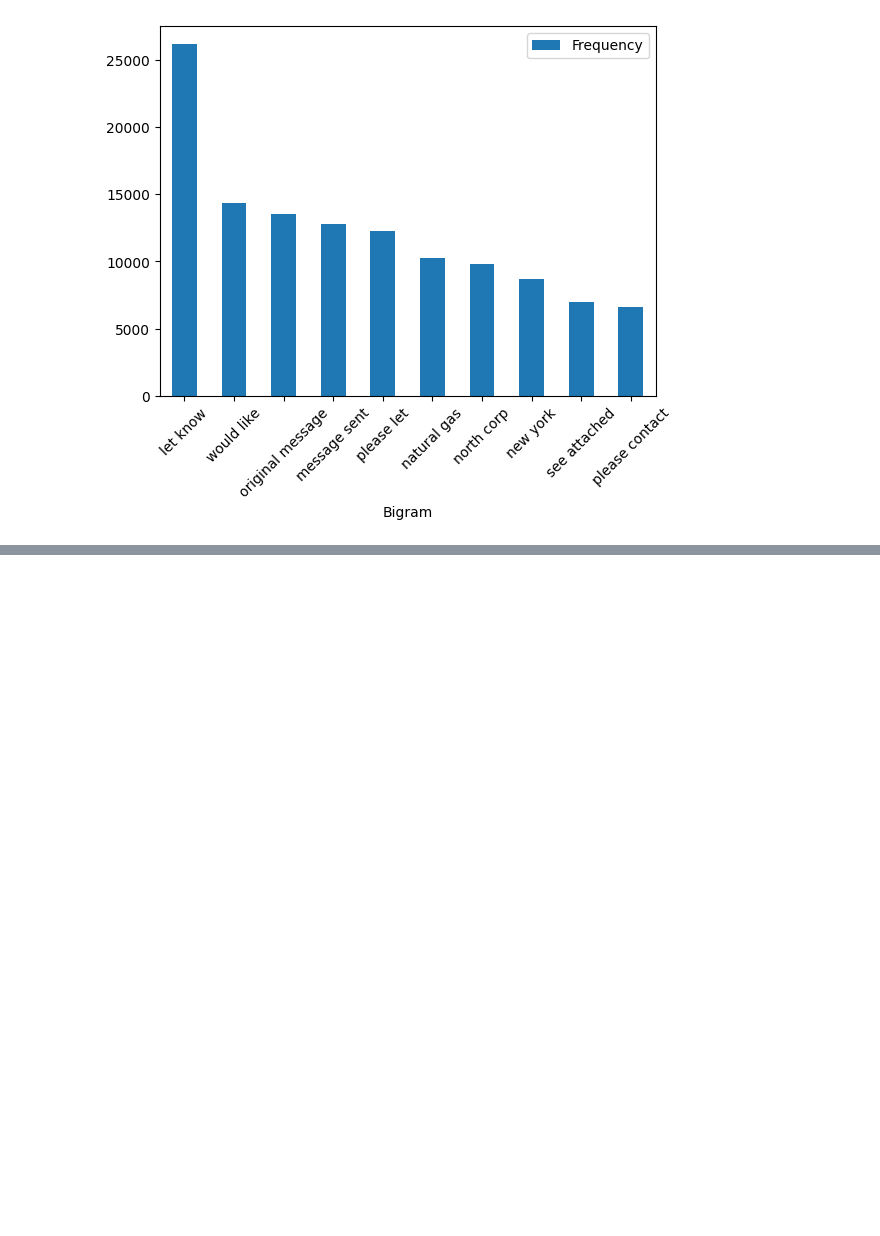
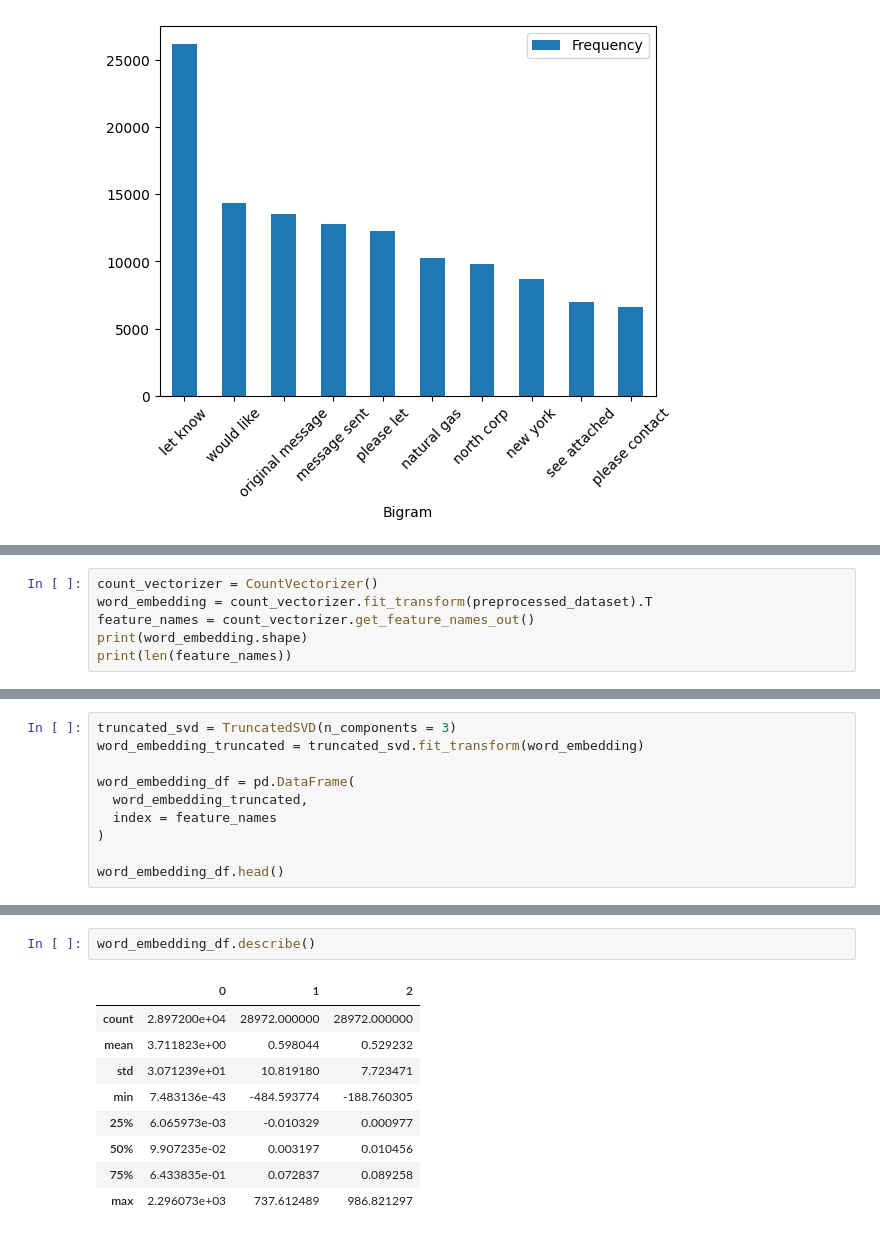
Before and after one commit to anthonycreates2000/Word-Embedding-Visualization, a Jupyter notebook: Word_Embedding_Visualization_with_Embedding_Layer.ipynb, the cells around one changed output, grey strips where cells are left out. Cells and saved outputs as stored; diff of their text form; blank space fills up the shorter version.

Commit message:
Added code to visualize word embeddings using Count Vectorizer.

```diff
--- a/Word_Embedding_Visualization_with_Embedding_Layer.ipynb
+++ b/Word_Embedding_Visualization_with_Embedding_Layer.ipynb
@@ -426,0 +432,6 @@ plt.xticks(rotation=45)
+# %%
+count_vectorizer = CountVectorizer()
+word_embedding = count_vectorizer.fit_transform(preprocessed_dataset).T
+feature_names = count_vectorizer.get_feature_names_out()
+print(word_embedding.shape)
+print(len(feature_names))
@@ -426,0 +443,10 @@ plt.xticks(rotation=45)
+# %%
+truncated_svd = TruncatedSVD(n_components = 3)
+word_embedding_truncated = truncated_svd.fit_transform(word_embedding)
+
+word_embedding_df = pd.DataFrame(
+  word_embedding_truncated,
+  index = feature_names
+)
+
+word_embedding_df.head()
@@ -426,0 +460,12 @@ plt.xticks(rotation=45)
+# %%
+word_embedding_df.describe()
+# %% [output]
+|  | 0 | 1 | 2 |
+| count | 2.897200e+04 | 28972.000000 | 28972.000000 |
+| mean | 3.711823e+00 | 0.598044 | 0.529232 |
+| std | 3.071239e+01 | 10.819180 | 7.723471 |
+| min | 7.483136e-43 | -484.593774 | -188.760305 |
+| 25% | 6.065973e-03 | -0.010329 | 0.000977 |
+| 50% | 9.907235e-02 | 0.003197 | 0.010456 |
+| 75% | 6.433835e-01 | 0.072837 | 0.089258 |
+| max | 2.296073e+03 | 737.612489 | 986.821297 |
```
Also changed, not shown: parts of 11 cells of this notebook.
